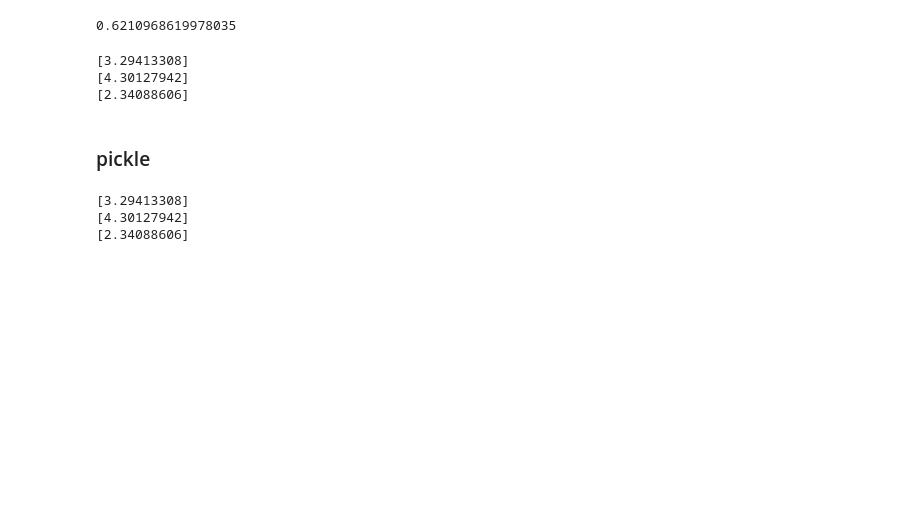
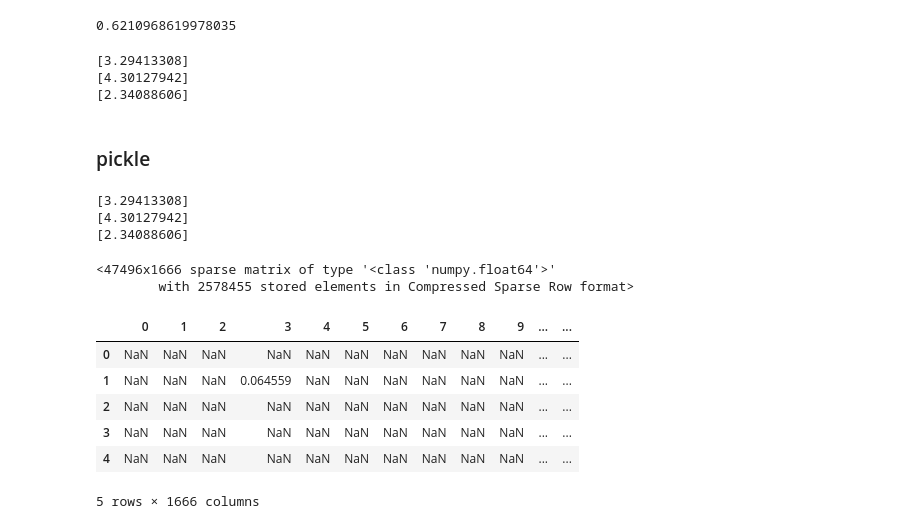
Before and after one commit to liangvi/Visualization_Demo_D3, a Jupyter notebook: Yelp_Jupyter.ipynb, the cells around one changed output. Drawn from its saved outputs; the diff is of its cells as text; code cells hidden in the pictures; blank space fills up the shorter version.

```diff
--- a/Yelp_Jupyter.ipynb
+++ b/Yelp_Jupyter.ipynb
@@ -987,0 +975,16 @@ def new_predict(text):
+# %%
+X_trainJ
+# %% [output]
+<47496x1666 sparse matrix of type '<class 'numpy.float64'>'
+        with 2578455 stored elements in Compressed Sparse Row format>
+# %%
+X_trainJS = pd.SparseDataFrame(X_trainJ)
+X_trainJS.head()
+# %% [output]
+|  | 0 | 1 | 2 | 3 | 4 | 5 | 6 | 7 | 8 | 9 | ... | ... |
+| 0 | NaN | NaN | NaN | NaN | NaN | NaN | NaN | NaN | NaN | NaN | ... | ... |
+| 1 | NaN | NaN | NaN | 0.064559 | NaN | NaN | NaN | NaN | NaN | NaN | ... | ... |
+| 2 | NaN | NaN | NaN | NaN | NaN | NaN | NaN | NaN | NaN | NaN | ... | ... |
+| 3 | NaN | NaN | NaN | NaN | NaN | NaN | NaN | NaN | NaN | NaN | ... | ... |
+| 4 | NaN | NaN | NaN | NaN | NaN | NaN | NaN | NaN | NaN | NaN | ... | ... |
+5 rows × 1666 columns
```
Also changed, not shown: parts of 1 cell of this notebook, 2 other files.
